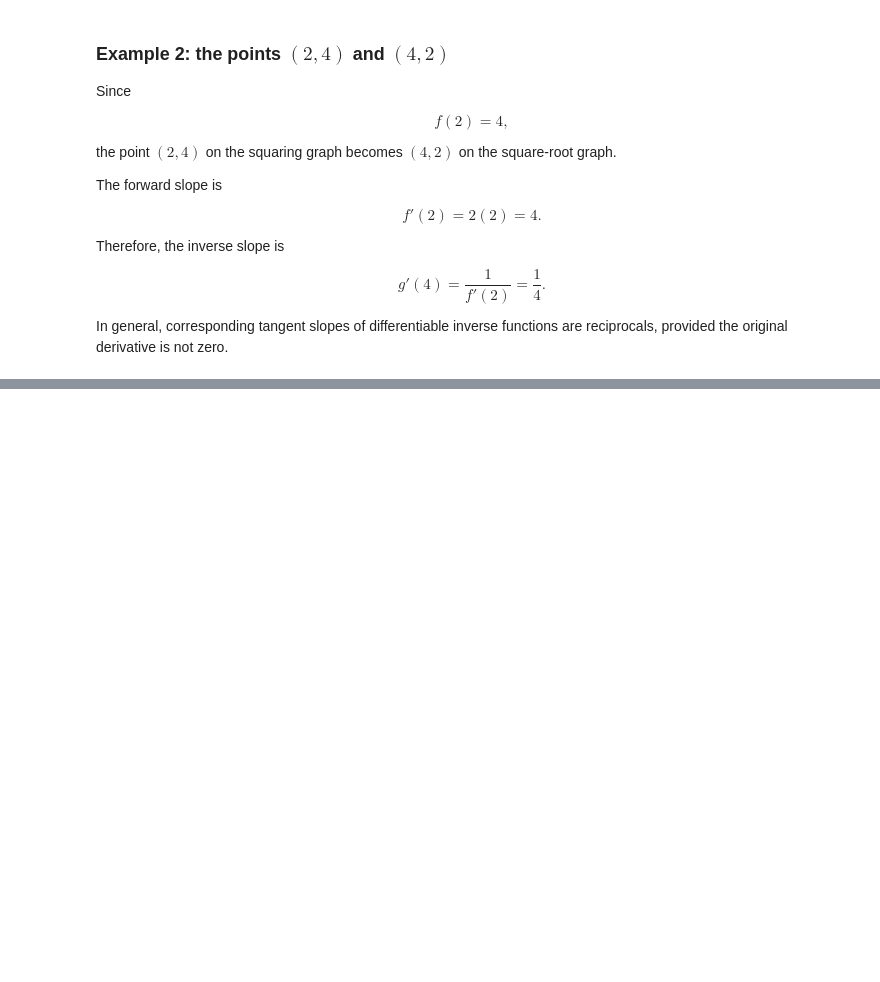
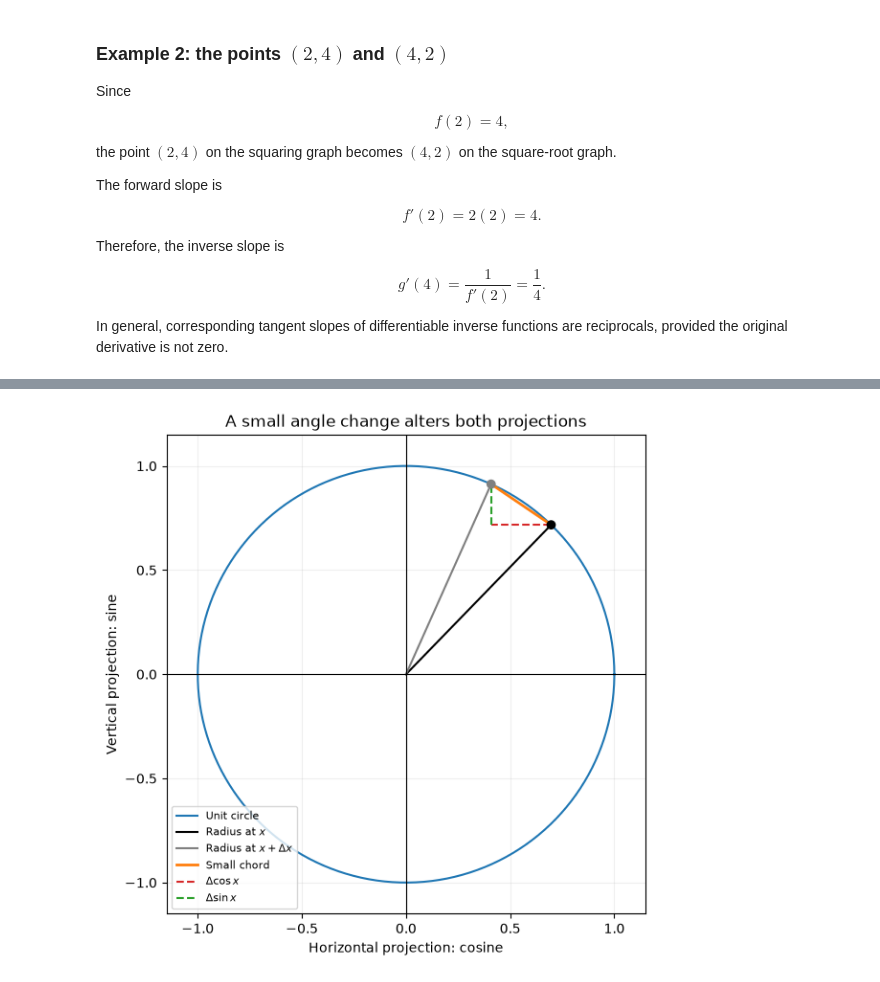
Before and after one commit to majorgilles/mathematics-for-machine-learning-and-data-science, a Jupyter notebook: weeks/c2_w1/01_derivatives_and_optimization.ipynb, the cells around one changed output, grey strips where cells are left out. Drawn from its saved outputs; the diff is of its cells as text; code cells hidden in the pictures; blank space fills up the shorter version.

```diff
--- a/weeks/c2_w1/01_derivatives_and_optimization.ipynb
+++ b/weeks/c2_w1/01_derivatives_and_optimization.ipynb
@@ -1650,0 +1760,39 @@ In general, corresponding tangent slopes of differentiable inverse functions are
+# %%
+unit_angle: float = 0.8
+angle_change: float = 0.35
+circle_angles: np.ndarray = np.linspace(0.0, 2.0 * np.pi, 500)
+first_point: np.ndarray = np.array([np.cos(unit_angle), np.sin(unit_angle)])
+second_point: np.ndarray = np.array([
+    np.cos(unit_angle + angle_change),
+    np.sin(unit_angle + angle_change),
+])
+
+fig, ax = plt.subplots(figsize=(6.5, 6.5))
+ax.plot(np.cos(circle_angles), np.sin(circle_angles), color="tab:blue", label="Unit circle")
+ax.plot([0.0, first_point[0]], [0.0, first_point[1]], color="black", linewidth=1.5,
+        label="Radius at $x$")
+ax.plot([0.0, second_point[0]], [0.0, second_point[1]], color="gray", linewidth=1.5,
+        label="Radius at $x+\\Delta x$")
+ax.plot([first_point[0], second_point[0]], [first_point[1], second_point[1]],
+        color="tab:orange", linewidth=2, label="Small chord")
+ax.plot([first_point[0], second_point[0]], [first_point[1], first_point[1]],
+        color="tab:red", linestyle="--", label="$\Delta\cos x$")
+ax.plot([second_point[0], second_point[0]], [first_point[1], second_point[1]],
+        color="tab:green", linestyle="--", label="$\Delta\sin x$")
+ax.scatter([first_point[0], second_point[0]], [first_point[1], second_point[1]],
+           color=["black", "gray"], zorder=3)
+ax.axhline(0, color="black", linewidth=0.8)
+ax.axvline(0, color="black", linewidth=0.8)
+ax.set(
+    xlabel="Horizontal projection: cosine",
+    ylabel="Vertical projection: sine",
+    title="A small angle change alters both projections",
+    xlim=(-1.15, 1.15),
+    ylim=(-1.15, 1.15),
+)
+ax.set_aspect("equal")
+ax.grid(alpha=0.2)
+ax.legend(loc="lower left", fontsize=8)
+plt.show()
+# %% [output]
+[figure, added]
```
Also changed, not shown: parts of 16 cells of this notebook.
